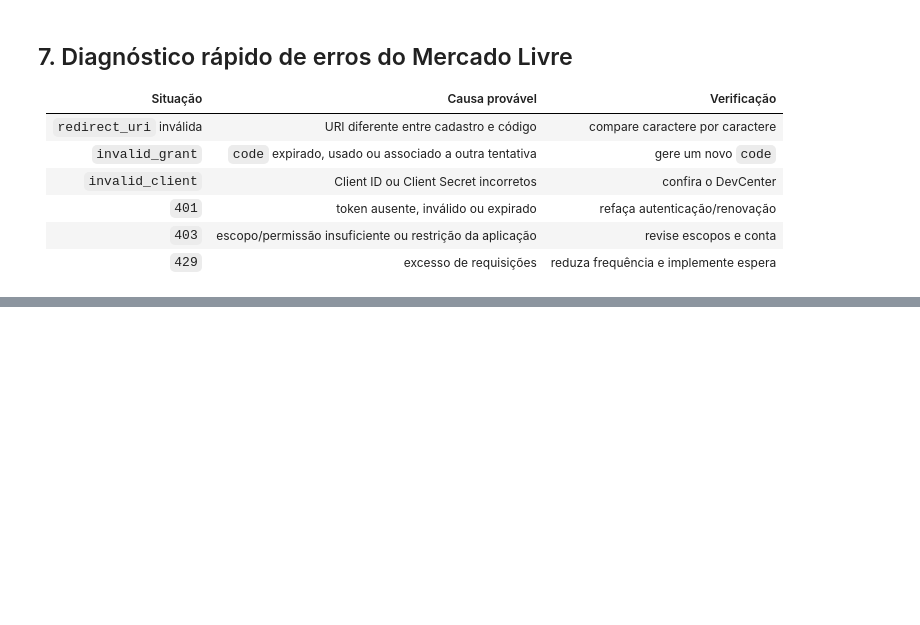
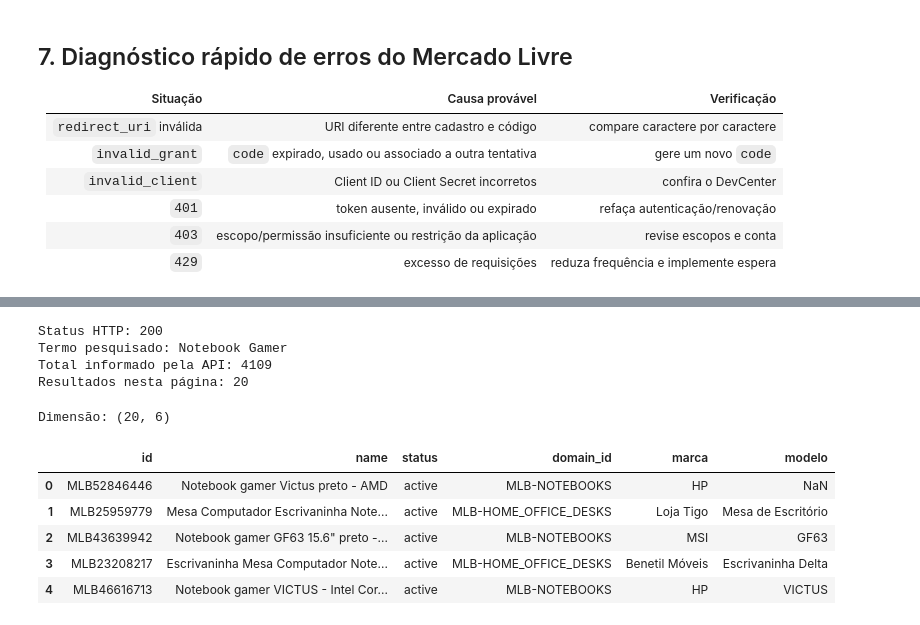
Before and after one commit to VannaGilio/LABD, a Jupyter notebook: AULA 5 29-09/5_Consumo_de_API_parte2.ipynb, the cells around one changed output, grey strips where cells are left out. Saved outputs shown, nothing was run; the diff lists cells and outputs as text; code cells hidden in the pictures; blank space fills up the shorter version.

```diff
--- a/AULA 5 29-09/5_Consumo_de_API_parte2.ipynb
+++ b/AULA 5 29-09/5_Consumo_de_API_parte2.ipynb
@@ -936,0 +638,55 @@ Explique quais limitações impedem interpretar o resultado como uma amostra est
+# %%
+url_busca_ml = "https://api.mercadolibre.com/products/search"
+
+parametros_busca_ml = {
+    "site_id": "MLB",
+    "status": "active",
+    "q": "Notebook Gamer",
+    "limit": 20,
+    "offset": 0
+}
+
+resposta_busca_ml = requisicao_get(
+    url_busca_ml,
+    params=parametros_busca_ml,
+    headers=headers_ml
+)
+
+busca_ml = resposta_busca_ml.json()
+
+print("Termo pesquisado:", busca_ml.get("keywords"))
+print("Total informado pela API:", busca_ml.get("paging", {}).get("total"))
+print("Resultados nesta página:", len(busca_ml.get("results", [])))
+# %% [output]
+Status HTTP: 200
+Termo pesquisado: Notebook Gamer
+Total informado pela API: 4109
+Resultados nesta página: 20
+# %%
+resultados_ml = busca_ml.get("results", [])
+
+df_notebook_gamer = pd.json_normalize(resultados_ml)
+
+if not df_notebook_gamer.empty and "attributes" in df_notebook_gamer.columns:
+    df_notebook_gamer["marca"] = df_notebook_gamer["attributes"].apply(
+        lambda x: valor_atributo(x, ["BRAND"])
+    )
+    df_notebook_gamer["modelo"] = df_notebook_gamer["attributes"].apply(
+        lambda x: valor_atributo(x, ["MODEL"])
+    )
+
+colunas_n1 = ["id", "name", "status", "domain_id", "marca", "modelo"]
+df_notebook_gamer = df_notebook_gamer[
+    [c for c in colunas_n1 if c in df_notebook_gamer.columns]
+].copy()
+
+print("Dimensão:", df_notebook_gamer.shape)
+df_notebook_gamer.head()
+# %% [output]
+Dimensão: (20, 6)
+|  | id | name | status | domain_id | marca | modelo |
+| 0 | MLB52846446 | Notebook gamer Victus preto - AMD | active | MLB-NOTEBOOKS | HP | NaN |
+| 1 | MLB25959779 | Mesa Computador Escrivaninha Note... | active | MLB-HOME_OFFICE_DESKS | Loja Tigo | Mesa de Escritório |
+| 2 | MLB43639942 | Notebook gamer GF63 15.6" preto -... | active | MLB-NOTEBOOKS | MSI | GF63 |
+| 3 | MLB23208217 | Escrivaninha Mesa Computador Note... | active | MLB-HOME_OFFICE_DESKS | Benetil Móveis | Escrivaninha Delta |
+| 4 | MLB46616713 | Notebook gamer VICTUS - Intel Cor... | active | MLB-NOTEBOOKS | HP | VICTUS |
```
Also changed, not shown: parts of 28 cells of this notebook, 1 other file.
